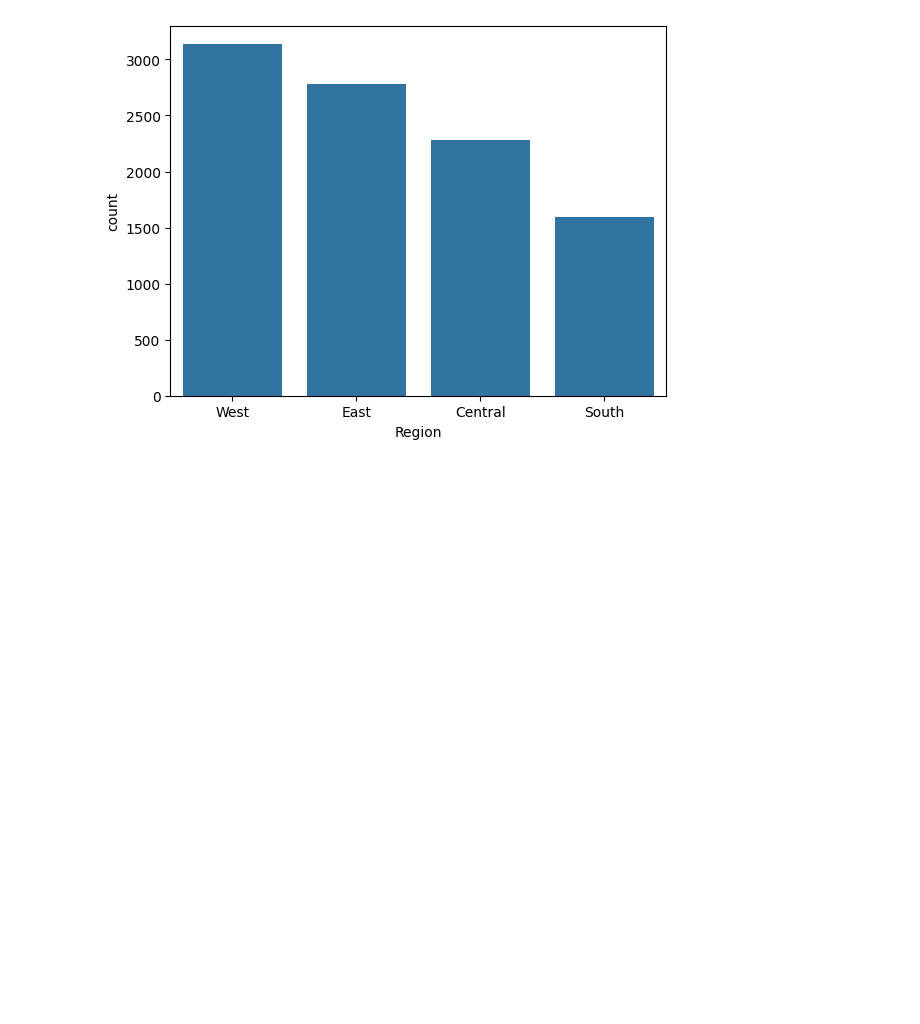
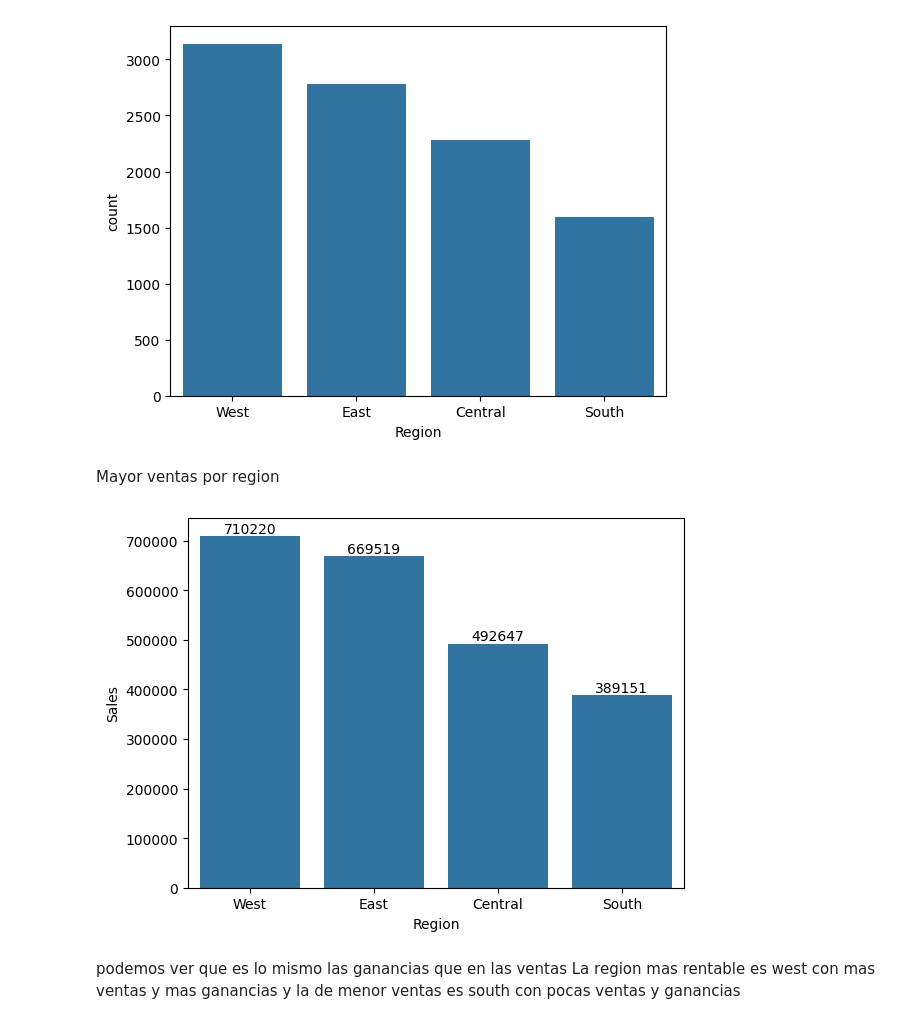
Before and after one commit to snoopynwn/analisis_de_datos_simple, a Jupyter notebook: analisis.ipynb, the cells around one changed output. Saved outputs shown, nothing was run; the diff lists cells and outputs as text; code cells hidden in the pictures; blank space fills up the shorter version.

```diff
--- a/analisis.ipynb
+++ b/analisis.ipynb
@@ -256,3 +258,16 @@ sns.barplot(x=ventas_por_region.index,y=ventas_por_region)
 # %% [output]
 <Axes: xlabel='Region', ylabel='count'>
 [figure]
+# %% [markdown]
+Mayor ventas por region
+# %%
+ganancias_por_region=df.groupby("Region")["Sales"].sum().sort_values(ascending=False)
+ax=sns.barplot(x=ganancias_por_region.index,y=ganancias_por_region)
+
+for i in ax.containers:
+    ax.bar_label(i)
+# %% [output]
+[figure, added]
+# %% [markdown]
+podemos ver que es lo mismo las ganancias que en las ventas
+La region mas rentable es west con mas ventas y mas ganancias y la de menor ventas es south con pocas ventas y ganancias
```
Also changed, not shown: parts of 9 cells of this notebook, 1 other file.
